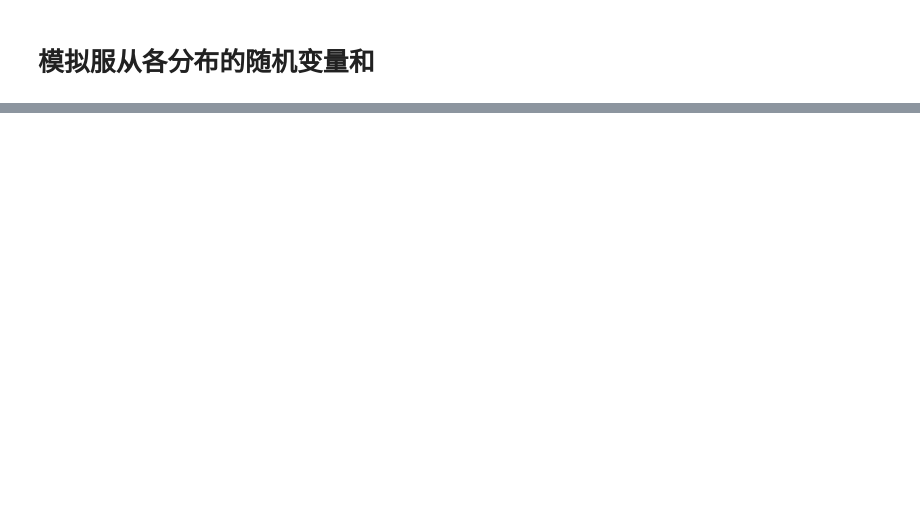
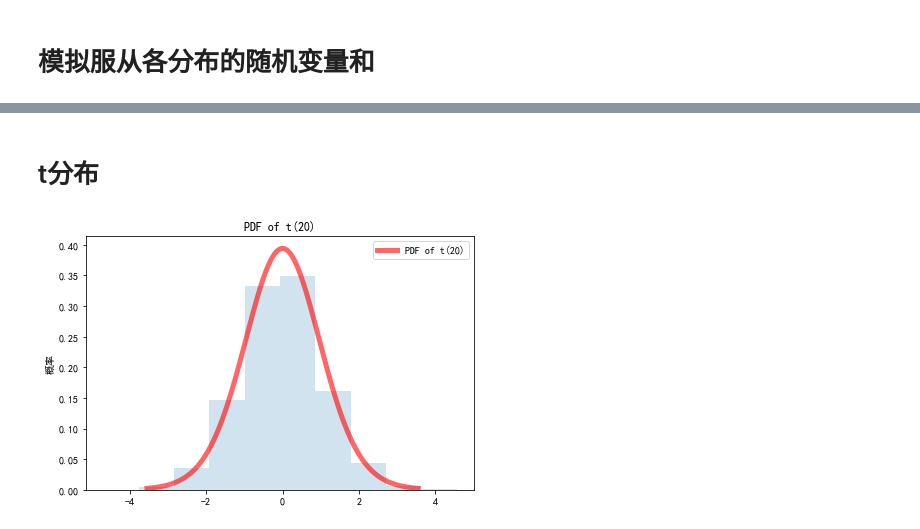
Before and after one commit to goodchinas/pyquant, a Jupyter notebook: 33. 概率论和数理统计.ipynb, the cells around one changed output, grey strips where cells are left out. Cells and saved outputs as stored; diff of their text form; code cells hidden in the pictures; blank space fills up the shorter version.

```diff
--- a/33. 概率论和数理统计.ipynb
+++ b/33. 概率论和数理统计.ipynb
@@ -391,0 +413,16 @@ plt.subplots_adjust(wspace=.1,hspace=.1,left=0,right=1,top=.93,bottom=0.05)
+# %% [markdown]
+# t分布
+# %%
+plt.figure()
+df=20# t分布的自由度
+t=stats.t(df=df)
+t_x=np.linspace(t.ppf(.001),t.ppf(.999),200)
+plt.plot(t_x,t.pdf(t_x), 'r-',lw=5, alpha=0.6, label=r'PDF of t({})'.format(df))
+t_rvs=t.rvs(size=10000)
+plt.hist(t_rvs,density=True, histtype='stepfilled', alpha=0.2)
+plt.title(r'PDF of t({})'.format(df))
+plt.ylabel('概率')
+plt.legend()
+plt.subplots_adjust(wspace=.1,hspace=.1,left=0.1,right=1,top=.93,bottom=0.05)
+# %% [output]
+[figure, added]
```
Also changed, not shown: parts of 39 cells of this notebook, 6 other files.
